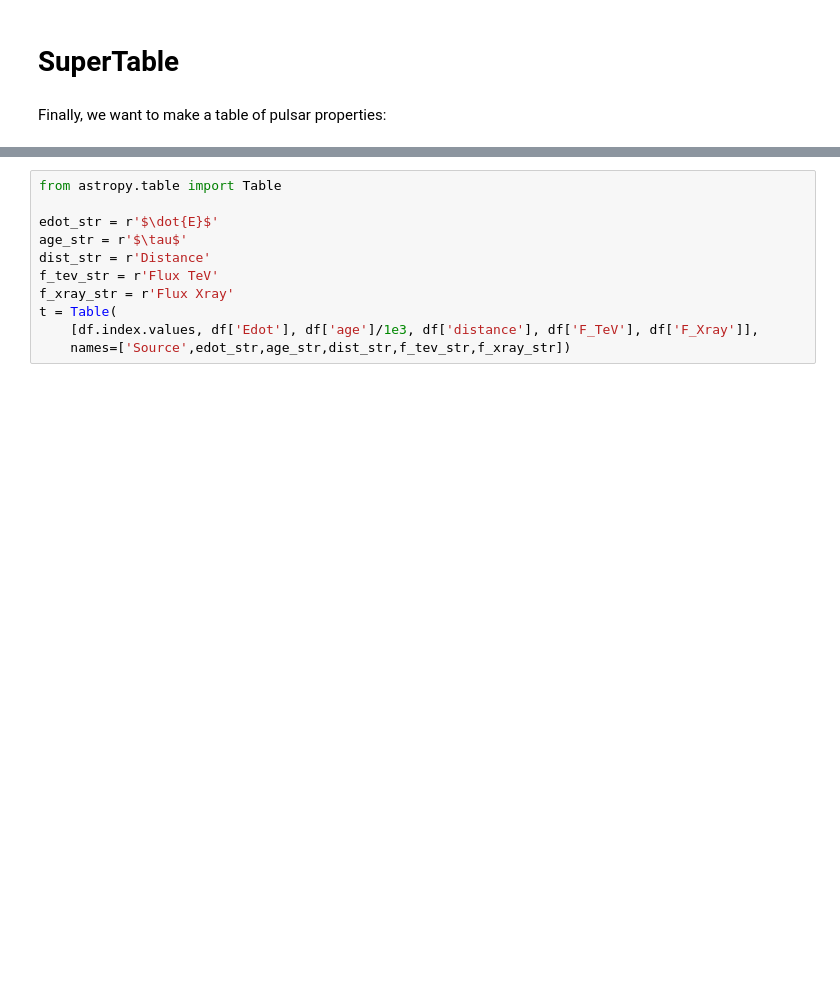
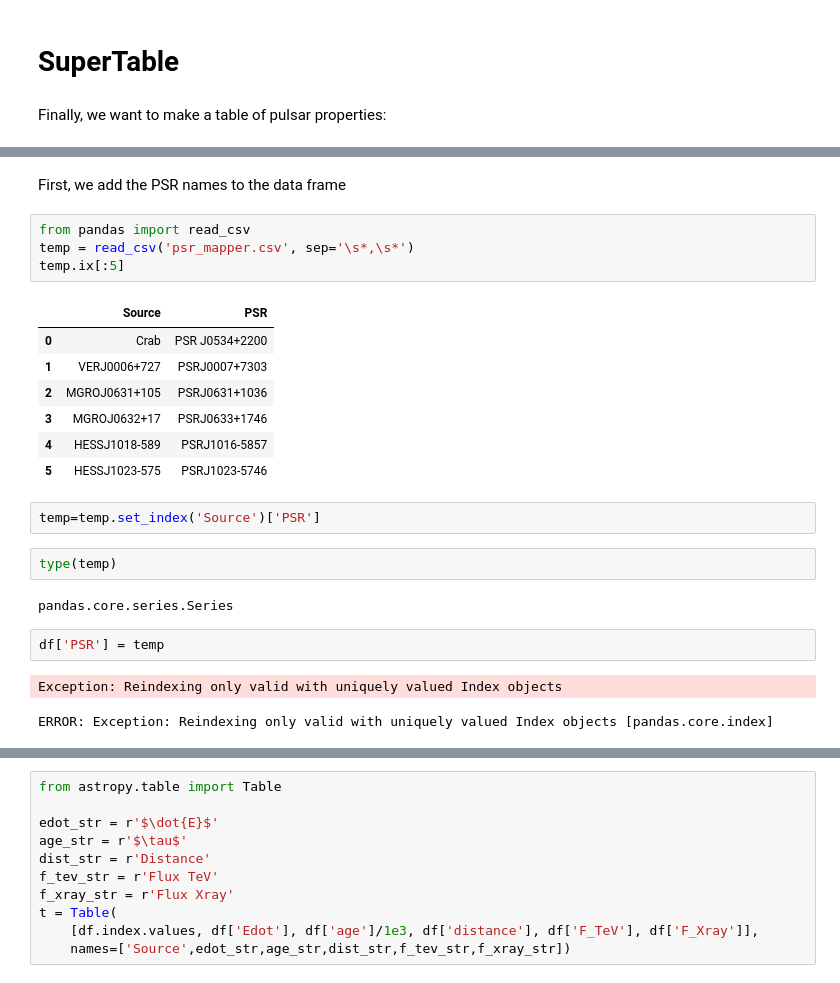
Before and after one commit to joshualande/PhD-Thesis, a Jupyter notebook: chapters/population_study/data/04-10-2013 - PWN Population v3.ipynb, the cells around one changed output, grey strips where cells are left out. Cells and saved outputs as stored; diff of their text form; blank space fills up the shorter version.

```diff
--- a/chapters/population_study/data/04-10-2013 - PWN Population v3.ipynb
+++ b/chapters/population_study/data/04-10-2013 - PWN Population v3.ipynb
@@ -321,0 +317,25 @@ df.ix[:2]
+# %% [markdown]
+First, we add the PSR names to the data frame
+# %%
+from pandas import read_csv
+temp = read_csv('psr_mapper.csv', sep='\s*,\s*')
+temp.ix[:5]
+# %% [output]
+|  | Source | PSR |
+| 0 | Crab | PSR J0534+2200 |
+| 1 | VERJ0006+727 | PSRJ0007+7303 |
+| 2 | MGROJ0631+105 | PSRJ0631+1036 |
+| 3 | MGROJ0632+17 | PSRJ0633+1746 |
+| 4 | HESSJ1018-589 | PSRJ1016-5857 |
+| 5 | HESSJ1023-575 | PSRJ1023-5746 |
+# %%
+temp=temp.set_index('Source')['PSR']
+# %%
+type(temp)
+# %% [output]
+pandas.core.series.Series
+# %%
+df['PSR'] = temp
+# %% [output]
+Exception: Reindexing only valid with uniquely valued Index objects
+ERROR: Exception: Reindexing only valid with uniquely valued Index objects [pandas.core.index]
```
Also changed, not shown: parts of 5 cells of this notebook, 4 other files.
